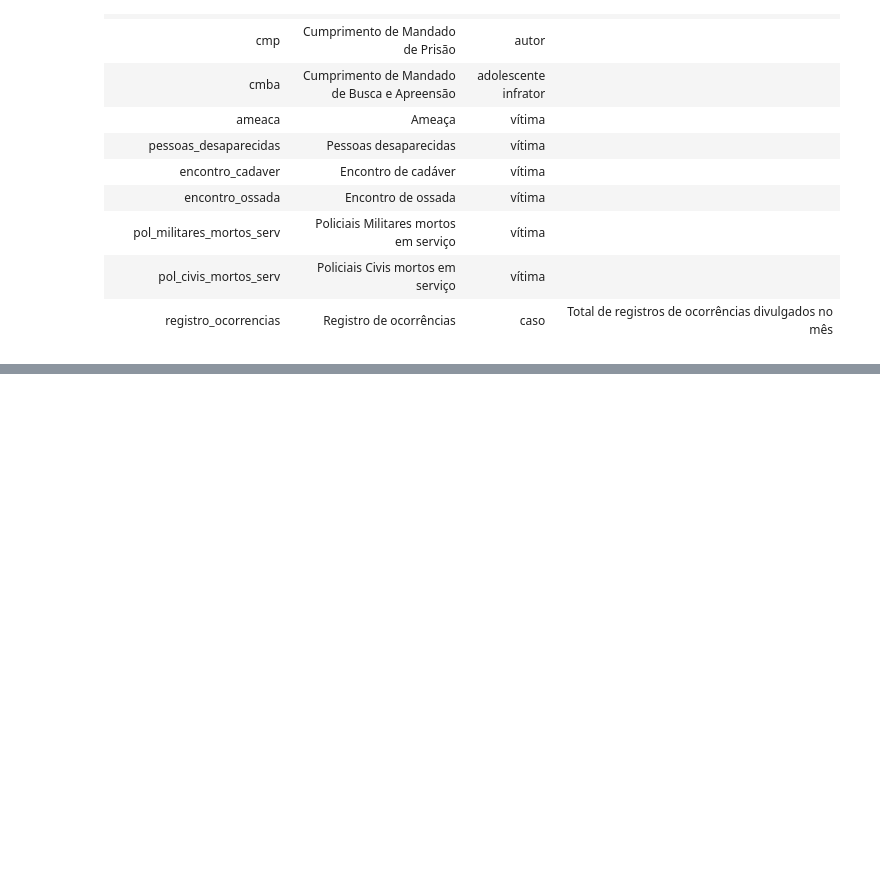
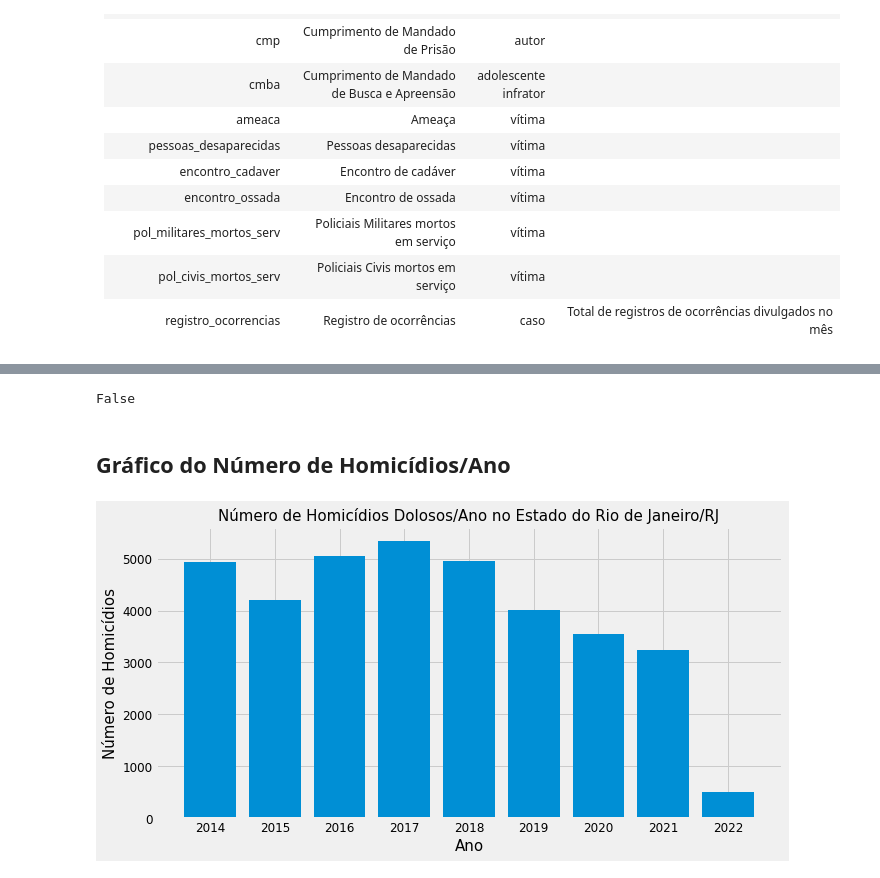
Before and after one commit to Prog-LucasAlves/Analise_Exploratoria_Dados, a Jupyter notebook: AED_01_Seguraca_Publica/seguranca_publica.ipynb, the cells around one changed output, grey strips where cells are left out. Saved outputs shown, nothing was run; the diff lists cells and outputs as text; code cells hidden in the pictures; blank space fills up the shorter version.

```diff
--- a/AED_01_Seguraca_Publica/seguranca_publica.ipynb
+++ b/AED_01_Seguraca_Publica/seguranca_publica.ipynb
@@ -193,0 +210,23 @@ NameError: name 'df' is not defined
+# %%
+# Verificando se a valores nulos no dataframe
+df.isnull().values.any()
+# %% [output]
+False
+# %% [markdown]
+## Gráfico do Número de Homicídios/Ano
+# %%
+df_homicidios = df.groupby(['ano']).sum() #agrupando(ano) e somando os dados
+df_homicidios.reset_index(inplace=True)
+indice = np.arange(len(df_homicidios['ano']))
+
+plt.style.use('fivethirtyeight')
+plt.figure(figsize=(10,5))
+plt.bar(indice, df_homicidios['hom_doloso'])
+plt.yticks(fontsize=12)
+plt.xticks(indice, df_homicidios['ano'], fontsize=12,)
+plt.xlabel("Ano", fontsize=15) #rotulo eixo X
+plt.ylabel("Número de Homicídios", fontsize=15) #rotulo eixo Y
+plt.title("Número de Homicídios Dolosos/Ano no Estado do Rio de Janeiro/RJ", fontsize=15) #título do gráfico
+plt.show()
+# %% [output]
+[figure, added]
```
Also changed, not shown: parts of 3 cells of this notebook.
